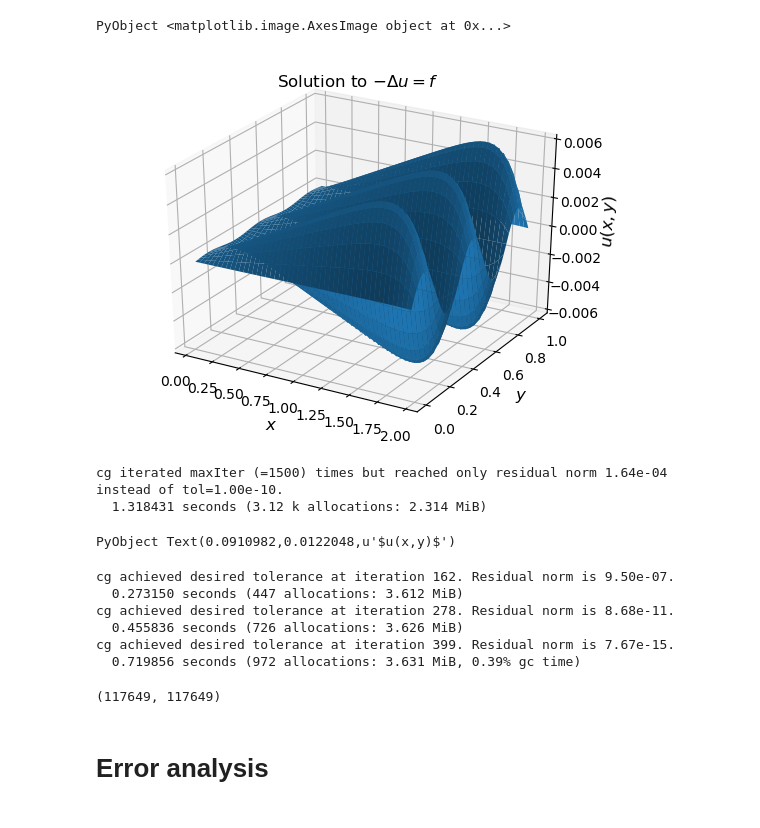
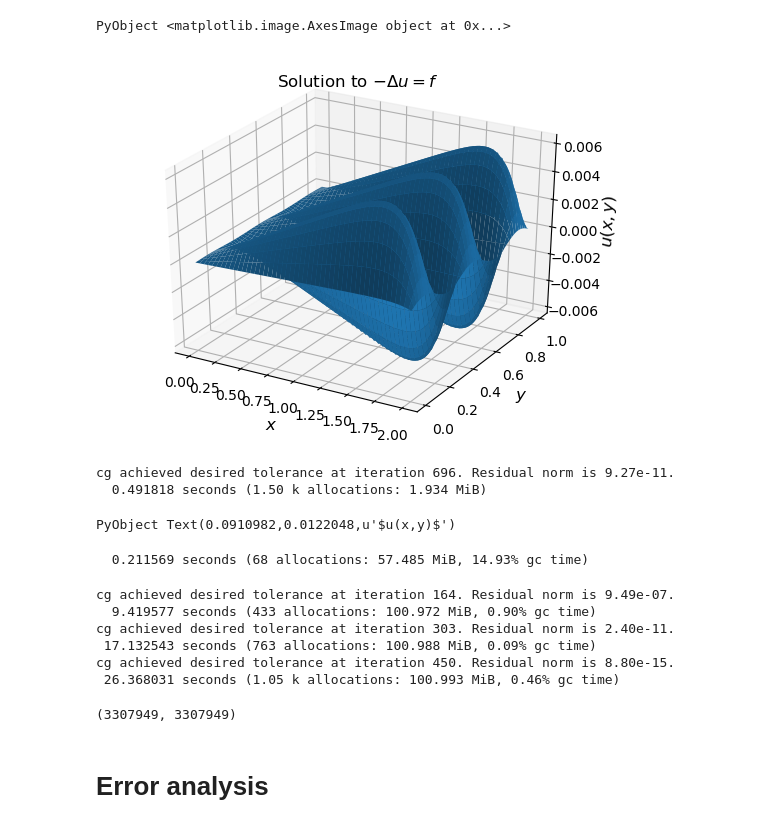
Before and after one commit to yhrtsai/M368K_S2018, a Jupyter notebook: Boundary-value-problems.ipynb, the cells around one changed output. Saved outputs shown, nothing was run; the diff lists cells and outputs as text; code cells hidden in the pictures.

```diff
--- a/Boundary-value-problems.ipynb
+++ b/Boundary-value-problems.ipynb
@@ -84,7 +99,7 @@ PyObject <matplotlib.image.AxesImage object at 0x...>
 # %%
 f(x,y)=x.*sin(5π.*y)
 
-M,N=50,1500
+M,N=250,250
 xgrid=linspace(0,2,M+1)
 ygrid=linspace(0,1,N+1)
 Δx=1/M
@@ -99,39 +114,43 @@ IN=speye(N-1,N-1)
 
 
 A2=kron(IN,TM)+kron(TN,IM)
 
 F=zeros(M-1,N-1)
 
 for j=2:N-1, i=2:M-1
     F[i,j]=f( xgrid[i], ygrid[j])
 end
 
 b=F[:]
 
 
 using KrylovMethods
 
 @time uu=KrylovMethods.cg(A2, b, tol=1e-10, maxIter=1500, out=1)
 
 U=reshape(uu[1], M-1,:)
 
 using PyPlot
 
 pygui(false)
 
 surf(repmat(xgrid[2:end-1], 1,N-1), repmat(ygrid[2:end-1]', M-1,1),U)
 # some latex labels
 title(L"Solution to $-\Delta u = f$")
 xlabel(L"$x$", fontsize=12);
 ylabel(L"$y$", fontsize=12);
 zlabel(L"$u(x,y)$", fontsize=12)
 # %% [output]
-[figure, old version]
+[figure, new version]
-cg iterated maxIter (=1500) times but reached only residual norm 1.64e-04 instead of tol=1.00e-10.
-  1.318431 seconds (3.12 k allocations: 2.314 MiB)
+cg achieved desired tolerance at iteration 696. Residual norm is 9.27e-11.
+  0.491818 seconds (1.50 k allocations: 1.934 MiB)
 PyObject Text(0.0910982,0.0122048,u'$u(x,y)$')
+# %%
+@time V=A2\b;
+# %% [output]
+  0.211569 seconds (68 allocations: 57.485 MiB, 14.93% gc time)
 # %%
-N=50
+N=150
 xgrid=linspace(0,1,N+1)
 Δx=1/N
 
@@ -160,10 +179,10 @@ using KrylovMethods
 
 size(A3)
 # %% [output]
-cg achieved desired tolerance at iteration 162. Residual norm is 9.50e-07.
-  0.273150 seconds (447 allocations: 3.612 MiB)
-cg achieved desired tolerance at iteration 278. Residual norm is 8.68e-11.
-  0.455836 seconds (726 allocations: 3.626 MiB)
-cg achieved desired tolerance at iteration 399. Residual norm is 7.67e-15.
-  0.719856 seconds (972 allocations: 3.631 MiB, 0.39% gc time)
+cg achieved desired tolerance at iteration 164. Residual norm is 9.49e-07.
+  9.419577 seconds (433 allocations: 100.972 MiB, 0.90% gc time)
+cg achieved desired tolerance at iteration 303. Residual norm is 2.40e-11.
+ 17.132543 seconds (763 allocations: 100.988 MiB, 0.09% gc time)
+cg achieved desired tolerance at iteration 450. Residual norm is 8.80e-15.
+ 26.368031 seconds (1.05 k allocations: 100.993 MiB, 0.46% gc time)
-(117649, 117649)
+(3307949, 3307949)
```
Also changed, not shown: parts of 2 cells of this notebook.
